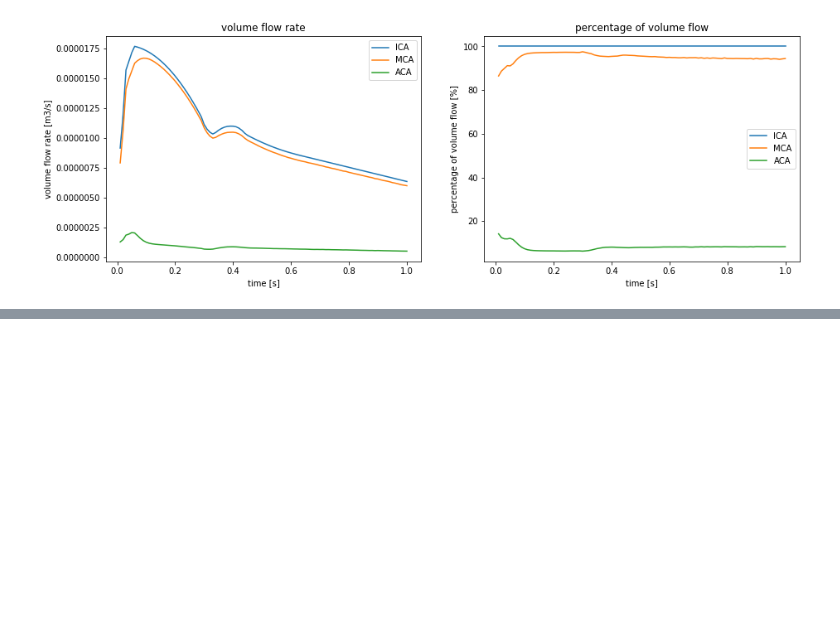
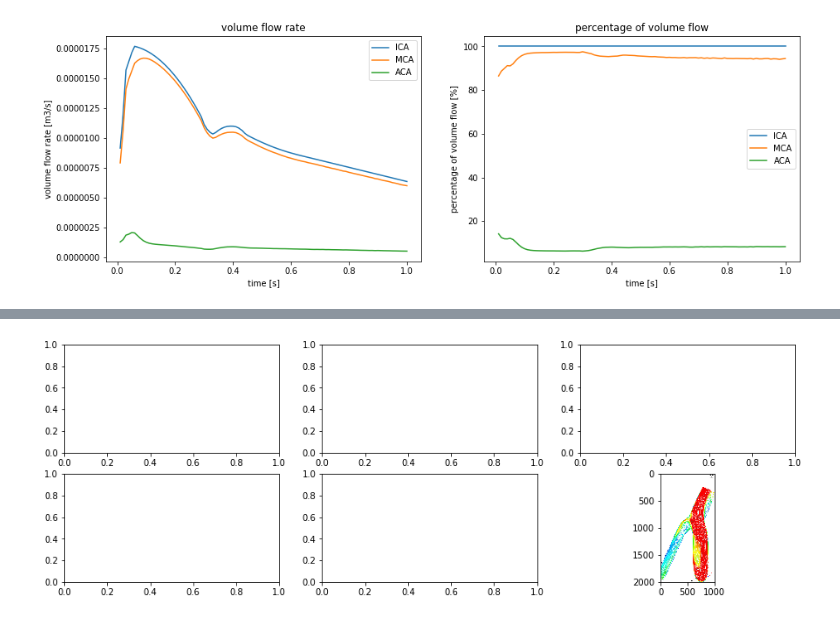
Before and after one commit to natalia0504/ARTERY_boundary_conditions, a Jupyter notebook: neuro1_output_data_python/neuro1_charts.ipynb, the cells around one changed output, grey strips where cells are left out. Saved outputs shown, nothing was run; the diff lists cells and outputs as text; code cells hidden in the pictures; blank space fills up the shorter version.

```diff
--- a/neuro1_output_data_python/neuro1_charts.ipynb
+++ b/neuro1_output_data_python/neuro1_charts.ipynb
@@ -158,15 +156,20 @@ Text(0.5,1,'Programming language usage')
 # %%
-fig, axs = plt.subplots(1,2, figsize=(2,3))
+fig, axes = plt.subplots(2,3, figsize=(15,5))
 
-path = 'C:/Users/JMosiezny/Desktop/neuro1_output_data_python/new'\n"
+path = 'C:/Users/A/Documents/GitHub/ARTERY_boundary_conditions/neuro1_output_data_python/pictures'
 
 
 os.chdir(path)
 filelist = os.listdir(path)
 
+print(filelist)
+
 for file in filelist:
-     img = mpimg.imread(file)
+    for i in range(0,2):
+        for j in range(0,3):
+            img = mpimg.imread(file)
+            axes[i][j]=plt.imshow(img)
 
 
-imgplot = plt.imshow(img)
+axes[0,1]=plt.imshow(img)
 # %% [output]
@@ -173,0 +177 @@ SyntaxError: unexpected character after line continuation character (<ipython-in
+[figure, added]
```
Also changed, not shown: parts of 5 cells of this notebook, 6 other files.
